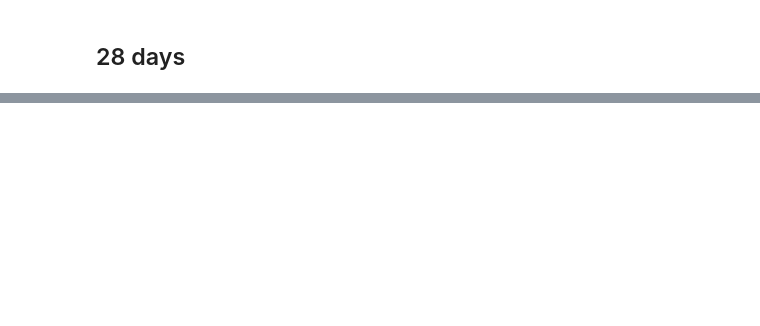
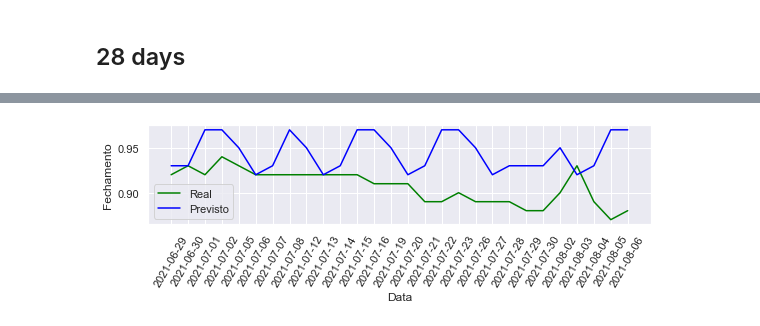
Before and after one commit to brunno-oliveira/b3-invest, a Jupyter notebook: notebook/experimento_experiments.ipynb, the cells around one changed output, grey strips where cells are left out. Drawn from its saved outputs; the diff is of its cells as text; code cells hidden in the pictures; blank space fills up the shorter version.

```diff
--- a/notebook/experimento_experiments.ipynb
+++ b/notebook/experimento_experiments.ipynb
@@ -237,2 +249,13 @@ df_14_days_top.head()
 # %% [markdown]
 ## 28 days
+# %%
+df_28_days = df[df['experiment'] == '28_days'].copy()
+# %%
+# Remover TICKERS que não possuem a quantidade correta de dias
+df_28_days_group = df_28_days.groupby(['model','model_type', 'ticker']).count().reset_index()
+avaiable_tickers_28_days = list(df_28_days_group[df_28_days_group['experiment'] == 28]['ticker'].unique())
+print(f"{len(avaiable_tickers_28_days)} tickers of {len(df_28_days_group['ticker'].unique())}")
+
+print(f'before: {df_28_days.shape}')
+df_28_days = df_28_days[df_28_days['ticker'].isin(avaiable_tickers_28_days)].copy()
+print(f'after: {df_28_days.shape}')
@@ -238,0 +266,76 @@ df_14_days_top.head()
+# %%
+df_28_days_best = df_28_days[
+    (df_28_days['ticker_rmse'] == df_28_days['ticker_rmse'].min())
+].copy()
+
+df_28_days_worst = df_28_days[
+    (df_28_days['ticker_rmse'] == df_28_days['ticker_rmse'].max())
+].copy()
+# %%
+# Cast para str para o matplot não surtar e pular as datas
+df_28_days_best['date'] = df_28_days_best['date'].astype(str)
+df_28_days_worst['date'] = df_28_days_worst['date'].astype(str)
+
+fig, ax = plt.subplots(figsize=(9, 4))
+ax.grid(True)
+
+plt.subplot(211)
+plt.plot(
+    df_28_days_best['date'],
+    df_28_days_best['close'],
+    color='green',
+    label="Real"
+)
+
+plt.plot(
+    df_28_days_best['date'],
+    df_28_days_best['predicted'],
+    color='blue',
+    label="Previsto"
+)
+
+plt.xticks(df_28_days_best['date'].astype(str), rotation=60)
+plt.ylabel("Fechamento")
+plt.xlabel("Data")
+# plt.title("Histórico de fechamento diário para a ação DMMO3")
+plt.legend()
+plt.show()
+
+fig.savefig(
+    os.path.join(docs_imagens_path, "28_days_best.jpeg"),
+    bbox_inches="tight",
+)
+
+
+fig, ax = plt.subplots(figsize=(9, 4))
+ax.grid(True)
+plt.subplot(211)
+plt.plot(
+    df_28_days_worst['date'],
+    df_28_days_worst['close'],
+    color='green',
+    label="Realizado"
+)
+
+
+
+plt.plot(
+    df_28_days_worst['date'],
+    df_28_days_worst['predicted'],
+    color='blue',
+    label="Previsto"
+)
+
+plt.xticks(df_28_days_worst['date'].astype(str), rotation=60)
+plt.ylabel("Fechamento")
+plt.xlabel("Data")
+# plt.title("Histórico de fechamento diário para a ação CEBR3")
+plt.legend()
+plt.show()
+
+fig.savefig(
+    os.path.join(docs_imagens_path, "28_days_worst.jpeg"),
+    bbox_inches="tight",
+)
+# %% [output]
+[figure, added]
```
Also changed, not shown: parts of 12 cells of this notebook, 5 other files.
